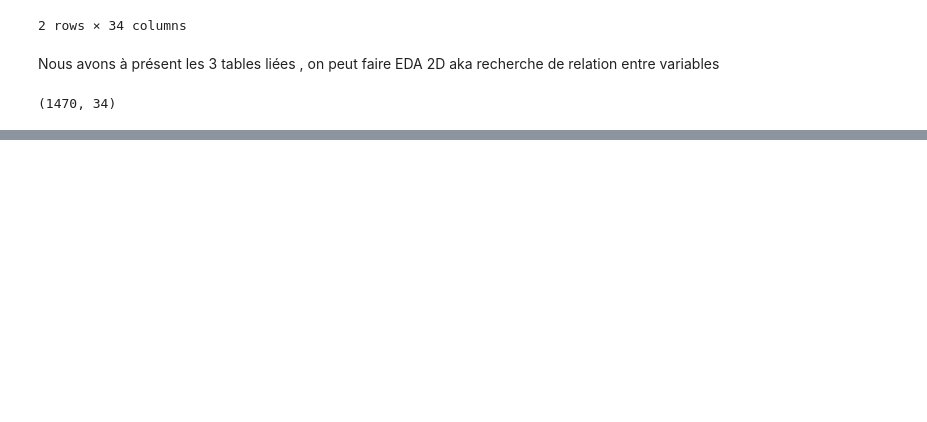
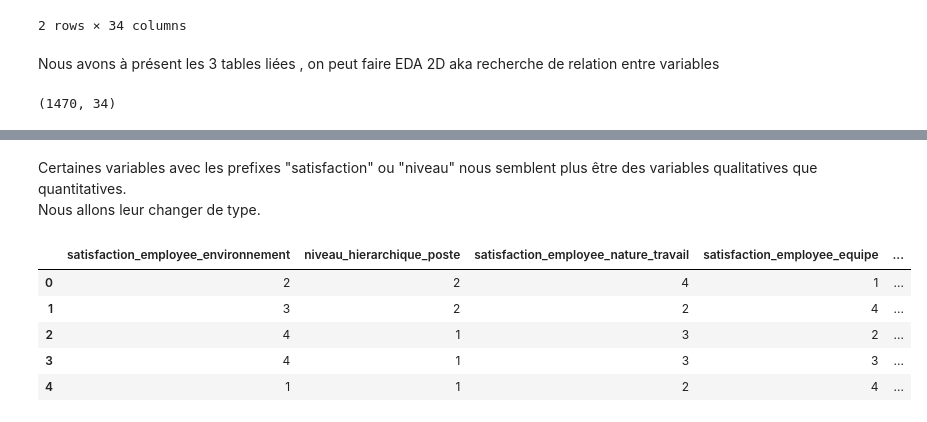
Before and after one commit to AIEngOc2025/Projet4, a Jupyter notebook: Developpement/classification_informations.ipynb, the cells around one changed output, grey strips where cells are left out. Saved outputs shown, nothing was run; the diff lists cells and outputs as text; code cells hidden in the pictures; blank space fills up the shorter version.

```diff
--- a/Developpement/classification_informations.ipynb
+++ b/Developpement/classification_informations.ipynb
@@ -701,0 +736,14 @@ df_final.shape
+# %% [markdown]
+Certaines variables avec les prefixes "satisfaction" ou "niveau" nous semblent plus être des variables qualitatives que quantitatives.
+Nous allons leur changer de type.
+# %%
+# aperçu des vraiables à changer en catégorielle
+vars_a_tester = [col for col in df_final.columns if ('satis' in col.lower() or 'nivea' in col.lower())]
+df_final[vars_a_tester].head()
+# %% [output]
+|  | satisfaction_employee_environnement | niveau_hierarchique_poste | satisfaction_employee_nature_travail | satisfaction_employee_equipe | ... |
+| 0 | 2 | 2 | 4 | 1 | ... |
+| 1 | 3 | 2 | 2 | 4 | ... |
+| 2 | 4 | 1 | 3 | 2 | ... |
+| 3 | 4 | 1 | 3 | 3 | ... |
+| 4 | 1 | 1 | 2 | 4 | ... |
```
Also changed, not shown: parts of 19 cells of this notebook.
